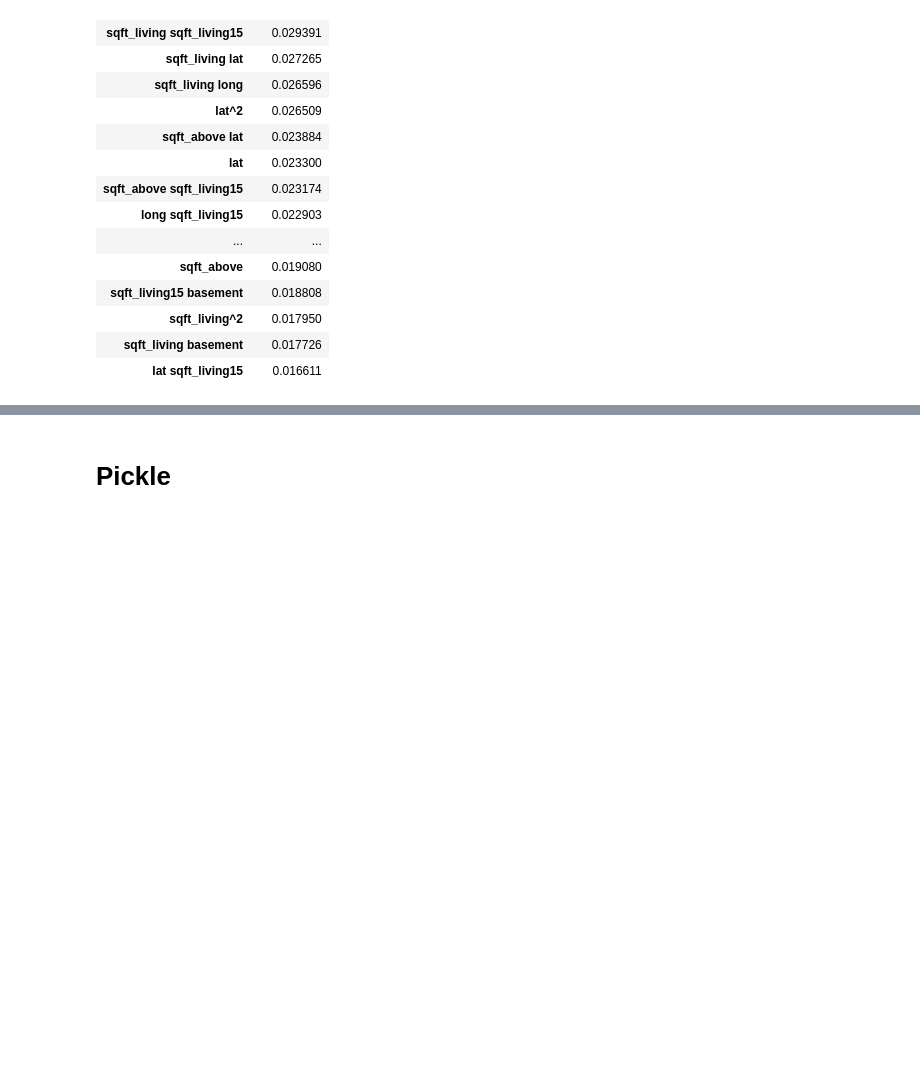
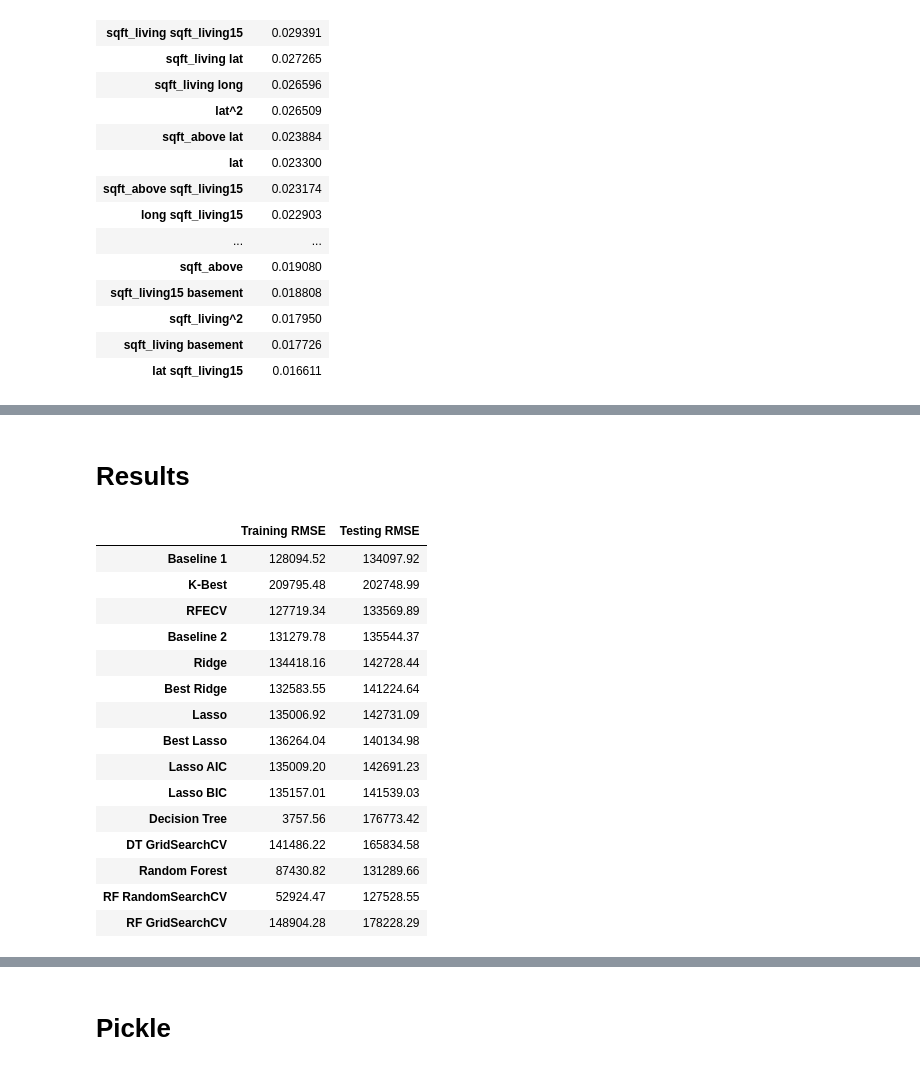
Before and after one commit to datascisteven/King-County-Housing-Price-Prediction, a Jupyter notebook: housing_modeling.ipynb, the cells around one changed output, grey strips where cells are left out. Saved outputs shown, nothing was run; the diff lists cells and outputs as text; code cells hidden in the pictures; blank space fills up the shorter version.

```diff
--- a/housing_modeling.ipynb
+++ b/housing_modeling.ipynb
@@ -937,0 +1027,18 @@ SyntaxError: invalid syntax (<ipython-input-51-c8eeed6b44f3>, line 1)
+# %%
+best_random = rf_random.best_estimator_
+rf_random_tr = rf_random.predict(X_tr2)
+rf_random_tt = rf_random.predict(X_tt2)
+
+print('Training R^2 Score: ', round(r2_score(y_tr2, rf_random_tr), 4))
+print('Training MAE: ', round(mean_absolute_error(y_tr2, rf_random_tr), 2))
+print('Training MSE: ', "{:.4e}".format(mean_squared_error(y_tr2, rf_random_tr)))
+print('Training RMSE: ', round(np.sqrt(mean_squared_error(y_tr2, rf_random_tr)), 2))
+print('Training Bias: ', round(bias(y_tr2, rf_random_tr), 2))
+print('Training Variance: ', "{:.4e}".format(variance(rf_random_tr)))
+print("")
+print('Testing R^2 Score: ', round(r2_score(y_tt2, rf_random_tt), 4))
+print('Testing MAE: ', round(mean_absolute_error(y_tt2, rf_random_tt), 2))
+print('Testing MSE: ', "{:.4e}".format(mean_squared_error(y_tt2, rf_random_tt)))
+print('Testing RMSE: ', round(np.sqrt(mean_squared_error(y_tt2, rf_random_tt)), 2))
+print('Testing Bias: ', round(bias(y_tt2, rf_random_tt), 2))
+print('Testing Variance: ', "{:.4e}".format(variance(rf_random_tt)))
@@ -1035,0 +1198,41 @@ top_feat_rf_gs.head(20)
+# %% [markdown]
+# Results
+# %%
+list_rmse = [[rmse(y_tr, y_tr_pred), rmse(y_tt, y_tt_pred)],
+             [rmse(y_tr, y_kb_tr_pred), rmse(y_tt, y_kb_tt_pred)],
+             [rmse(y_tr, y_tr_pred_rfe), rmse(y_tt, y_tt_pred_rfe)],
+             [rmse(y_tr2, y_tr_pred2), rmse(y_tt2, y_tt_pred2)],
+             [rmse(y_tr2, y_ridge_tr), rmse(y_tt2, y_ridge_tt)],
+             [rmse(y_tr2, y_best_ridge_tr), rmse(y_tt2, y_best_ridge_tt)],
+             [rmse(y_tr2, y_lasso_tr), rmse(y_tt2, y_lasso_tt)],
+             [rmse(y_tr2, y_best_lasso_tr), rmse(y_tt2, y_best_lasso_tt)],
+             [rmse(y_tr2, aic_tr_pred), rmse(y_tt2, aic_tt_pred)],
+             [rmse(y_tr2, bic_tr_pred), rmse(y_tt2, bic_tt_pred)],
+             [rmse(y_tr2, y_tr_pred3), rmse(y_tt2, y_tt_pred3)],
+             [rmse(y_tr2, gs_tr_pred), rmse(y_tt2, gs_tt_pred)],
+             [rmse(y_tr2, rf_tr_pred), rmse(y_tt2, rf_tt_pred)],
+             [rmse(y_tr2, rf_random_tr), rmse(y_tt2, rf_random_tt)],
+             [rmse(y_tr2, rf_gs_tr), rmse(y_tt2, rf_gs_tt)]]
+# %%
+index = ["Baseline 1", "K-Best", "RFECV", "Baseline 2", "Ridge", "Best Ridge", "Lasso", "Best Lasso", "Lasso AIC", "Lasso BIC", "Decision Tree", "DT GridSearchCV", "Random Forest", "RF RandomSearchCV", "RF GridSearchCV"]
+columns = ["Training RMSE", "Testing RMSE"]
+rmse_df = pd.DataFrame(data=list_rmse, index=index, columns=columns)
+# %%
+rmse_df
+# %% [output]
+|  | Training RMSE | Testing RMSE |
+| Baseline 1 | 128094.52 | 134097.92 |
+| K-Best | 209795.48 | 202748.99 |
+| RFECV | 127719.34 | 133569.89 |
+| Baseline 2 | 131279.78 | 135544.37 |
+| Ridge | 134418.16 | 142728.44 |
+| Best Ridge | 132583.55 | 141224.64 |
+| Lasso | 135006.92 | 142731.09 |
+| Best Lasso | 136264.04 | 140134.98 |
+| Lasso AIC | 135009.20 | 142691.23 |
+| Lasso BIC | 135157.01 | 141539.03 |
+| Decision Tree | 3757.56 | 176773.42 |
+| DT GridSearchCV | 141486.22 | 165834.58 |
+| Random Forest | 87430.82 | 131289.66 |
+| RF RandomSearchCV | 52924.47 | 127528.55 |
+| RF GridSearchCV | 148904.28 | 178228.29 |
```
Also changed, not shown: parts of 21 cells of this notebook, 3 other files.
